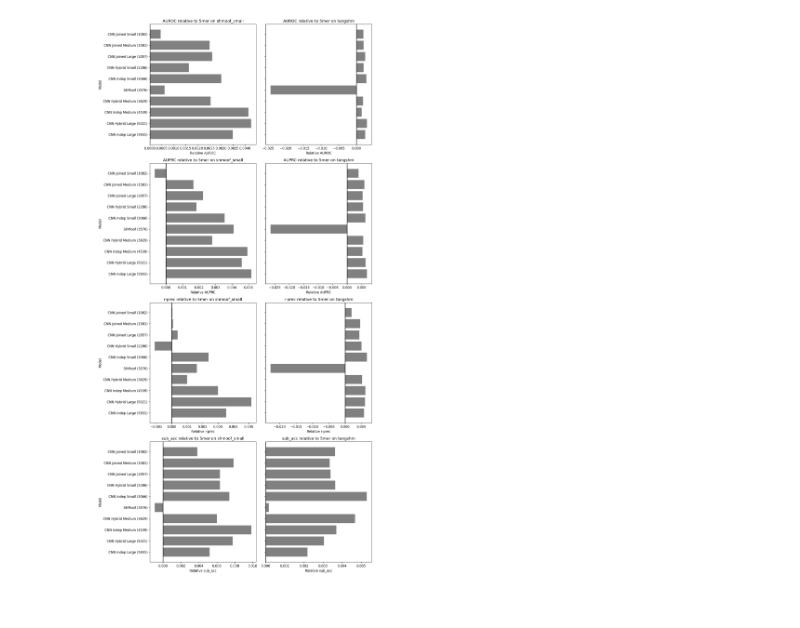
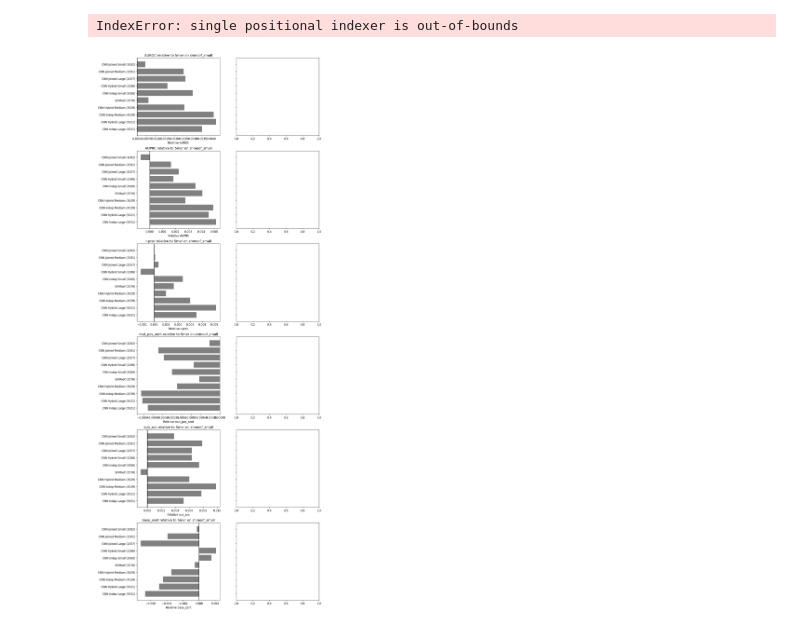
Before and after one commit to matsengrp/thrifty-experiments-1, a Jupyter notebook: human/performance.ipynb, the cells around one changed output. Saved outputs shown, nothing was run; the diff lists cells and outputs as text; code cells hidden in the pictures.

Commit message:
performance plots

```diff
--- a/human/performance.ipynb
+++ b/human/performance.ipynb
@@ -18,7 +18,8 @@ if not os.path.exists(figures_dir):
 # default_font_size = plt.rcParams['font.size']
 # plt.rcParams.update({'font.size': default_font_size * 1.4})
 # %%
-compare_df = pd.read_csv("../train/_ignore/model_compare.csv")
+# compare_df = pd.read_csv("../train/_ignore/mouse_model_compare.csv")
+compare_df = pd.read_csv("../train/_ignore/human_model_compare.csv")
 
 # split crepe_basename on "-", the first entry is the model name and the second entry is the train dataset
 compare_df["model"] = compare_df["crepe_basename"].apply(lambda x: x.split("-")[0])
@@ -36,7 +45,7 @@ df = df[~df.model.str.contains("8k")]
 # For every row with rsshmoof as the model subtract off 4**5 from the parameter
 # count, correspding to every possible 5mer getting mutated to itself. We handle
 # this setting indirectly by zeroing out the WT prediction.
-df["parameter_count"] = df.apply(lambda row: row["parameter_count"] - 4**5 if row["model"] == "rsshmoof" else row["parameter_count"], axis=1)
+df["parameter_count"] = df.apply(lambda row: row["parameter_count"] - 4**5 if row["model"] in ["fivemer", "rsshmoof"] else row["parameter_count"], axis=1)
 
 # Dictionaries for translation
 model_translations = {
@@ -72,5 +81,7 @@ df = df.sort_values(by="parameter_count")
 # reverse stable sort by test dataset
 df = df.sort_values(by="test dataset", kind="mergesort")
 
-df.sample(5)
+df.head(5)
+
+compare_df["model"].unique()
 # %% [output]
@@ -87,7 +140,7 @@ import pandas as pd
 # Assuming df is your DataFrame
 
 # List of statistics for which to create bar plots
-stats = ['AUROC', 'AUPRC', 'r-prec', 'sub_acc']
+stats = ['AUROC', 'AUPRC', 'r-prec', 'mut_pos_xent', 'sub_acc', 'base_xent']
 
 # Identify unique test datasets
 test_datasets = df['test dataset'].unique()
@@ -97,39 +150,44 @@ nrows = len(stats)
 ncols = len(test_datasets)
 
 # Create a figure with subplots
-fig, axes = plt.subplots(nrows=nrows, ncols=ncols, figsize=(6 * ncols, 6 * nrows), sharey='row')
+fig, axes = plt.subplots(nrows=nrows, ncols=ncols, figsize=(6 * ncols, 6 * nrows), sharey='row', squeeze=False)
 
 for col_idx, test_dataset in enumerate(test_datasets):
     # Filter the DataFrame for the current test dataset
     df_filtered = df[df['test dataset'] == test_dataset].copy()
+
+    # NOTE switch
+    # df_filtered = df_filtered[df_filtered["train dataset"] != test_dataset]
+    df_filtered = df_filtered[df_filtered["train dataset"] == test_dataset]
 
     # Identify the baseline values for each statistic within the current test dataset
     baseline_values = df_filtered[df_filtered['model'].str.contains('fivemer')].iloc[0]
 
     for row_idx, stat in enumerate(stats):
         # Calculate each model's statistic relative to the baseline for the current test dataset
         df_filtered[stat + '_relative'] = df_filtered[stat] - baseline_values[stat]
         df_filtered = df_filtered[df_filtered.model != "fivemer"]
         df_filtered = df_filtered.sort_values(by="parameter_count", ascending=False)
 
         # Get the current axis
         if nrows > 1:
             ax = axes[row_idx, col_idx]
         else:
             ax = axes[col_idx]
 
         # Create a bar plot for the current statistic relative to the baseline
         ax.barh(df_filtered['long_name'], df_filtered[stat + '_relative'], color='gray')
         ax.set_title(f"{stat} relative to 5mer on {test_dataset}")
         ax.set_xlabel(f'Relative {stat}')
         # make a vertical line at 0
         ax.axvline(x=0, color='k')
 
 # Set common labels
 for ax in axes[:,0]:  # Only the first column
     ax.set_ylabel('Model')
 
 plt.tight_layout()
 plt.show()
 # %% [output]
+IndexError: single positional indexer is out-of-bounds
-[figure, old version]
+[figure, new version]
```
Also changed, not shown: parts of 3 cells of this notebook.
